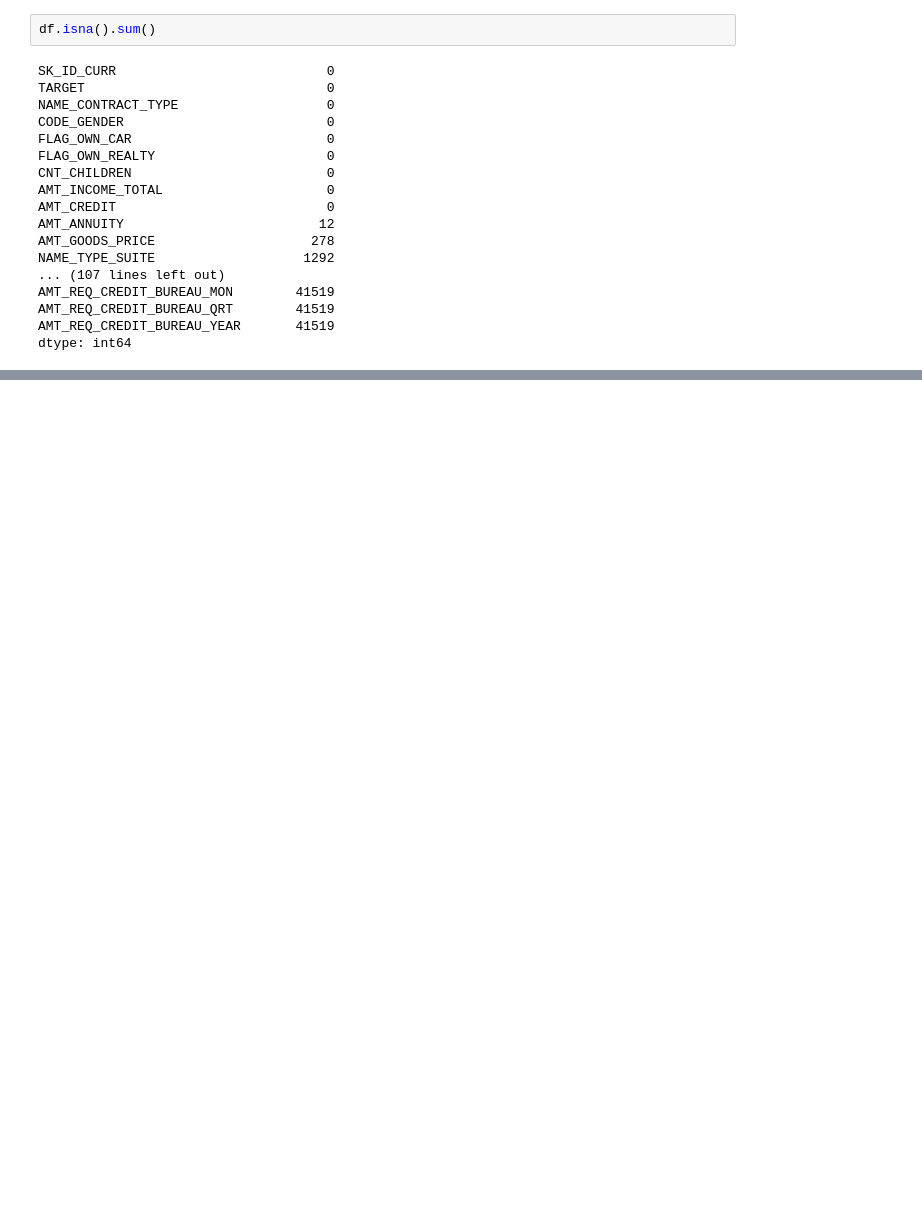
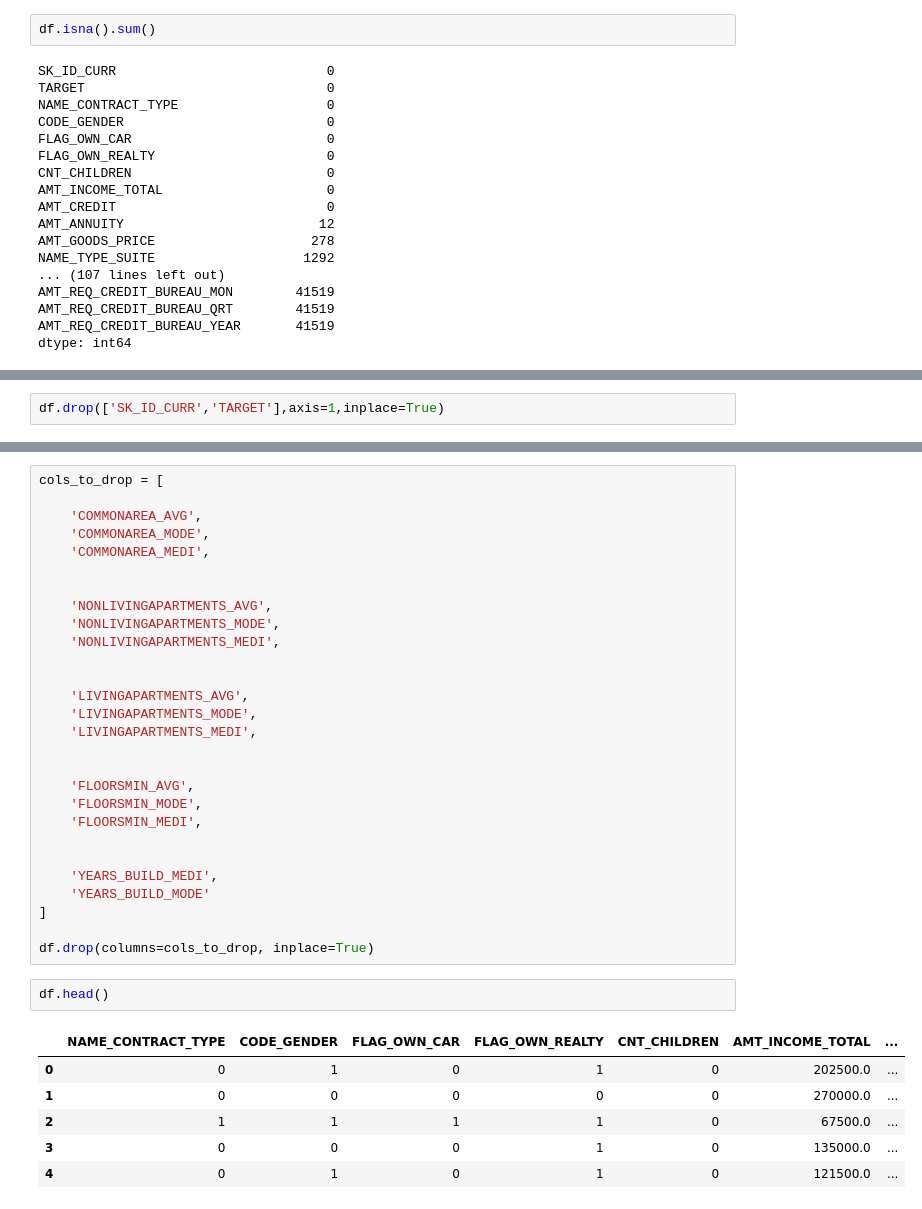
Before and after one commit to yuvraj619/Home_Credit_Default_Risk, a Jupyter notebook: home_credit_default_risk.ipynb, the cells around one changed output, grey strips where cells are left out. Cells and saved outputs as stored; diff of their text form; blank space fills up the shorter version.

```diff
--- a/home_credit_default_risk.ipynb
+++ b/home_credit_default_risk.ipynb
@@ -106,0 +91,2 @@ np.int64(9152465)
+# %%
+df.drop(['SK_ID_CURR','TARGET'],axis=1,inplace=True)
@@ -106,0 +121,37 @@ np.int64(9152465)
+# %%
+cols_to_drop = [
+
+    'COMMONAREA_AVG',
+    'COMMONAREA_MODE',
+    'COMMONAREA_MEDI',
+
+
+    'NONLIVINGAPARTMENTS_AVG',
+    'NONLIVINGAPARTMENTS_MODE',
+    'NONLIVINGAPARTMENTS_MEDI',
+
+
+    'LIVINGAPARTMENTS_AVG',
+    'LIVINGAPARTMENTS_MODE',
+    'LIVINGAPARTMENTS_MEDI',
+
+
+    'FLOORSMIN_AVG',
+    'FLOORSMIN_MODE',
+    'FLOORSMIN_MEDI',
+
+
+    'YEARS_BUILD_MEDI',
+    'YEARS_BUILD_MODE'
+]
+
+df.drop(columns=cols_to_drop, inplace=True)
+# %%
+df.head()
+# %% [output]
+|  | NAME_CONTRACT_TYPE | CODE_GENDER | FLAG_OWN_CAR | FLAG_OWN_REALTY | CNT_CHILDREN | AMT_INCOME_TOTAL | ... |
+| 0 | 0 | 1 | 0 | 1 | 0 | 202500.0 | ... |
+| 1 | 0 | 0 | 0 | 0 | 0 | 270000.0 | ... |
+| 2 | 1 | 1 | 1 | 1 | 0 | 67500.0 | ... |
+| 3 | 0 | 0 | 0 | 1 | 0 | 135000.0 | ... |
+| 4 | 0 | 1 | 0 | 1 | 0 | 121500.0 | ... |
```
Also changed, not shown: parts of 7 cells of this notebook.
